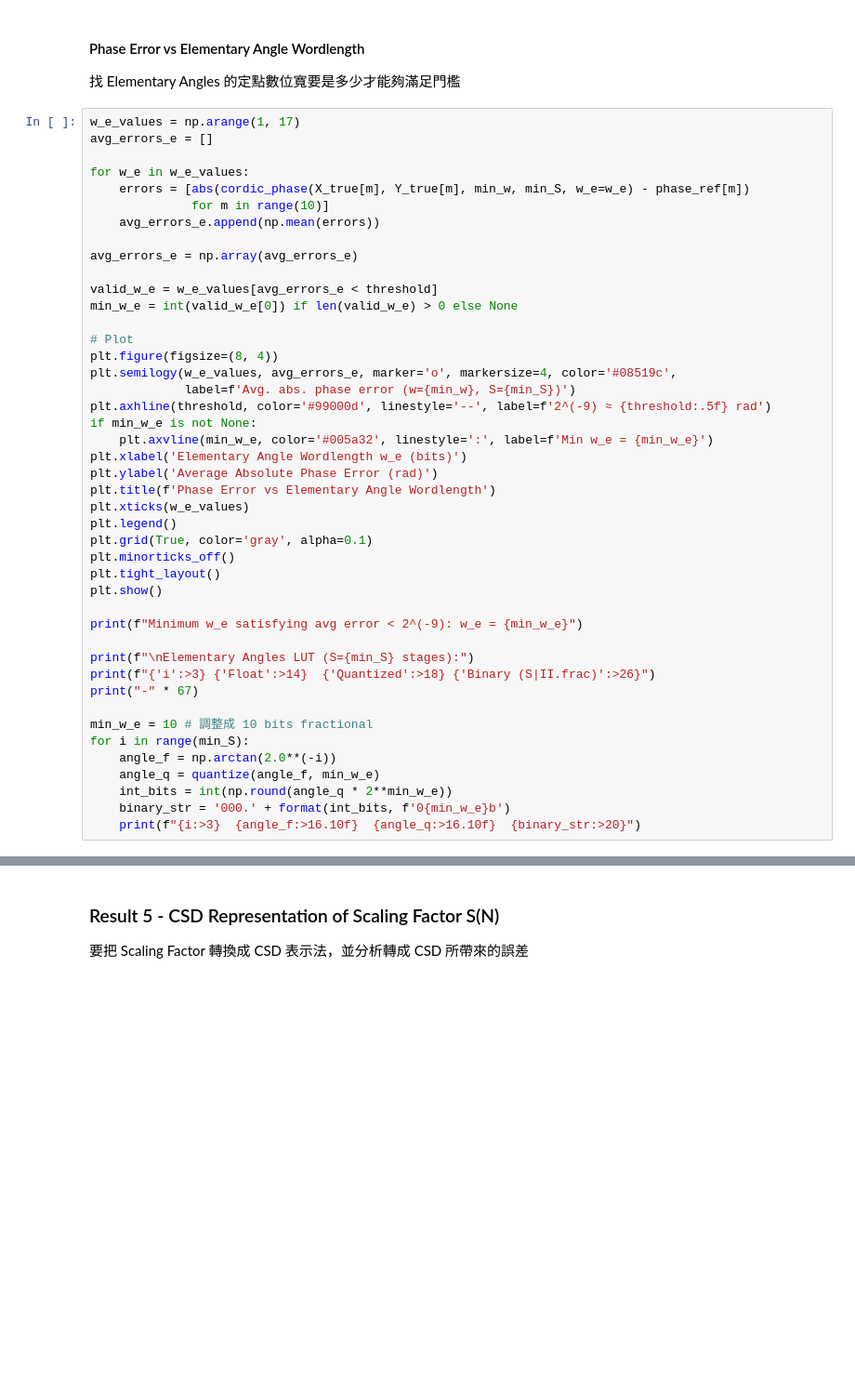
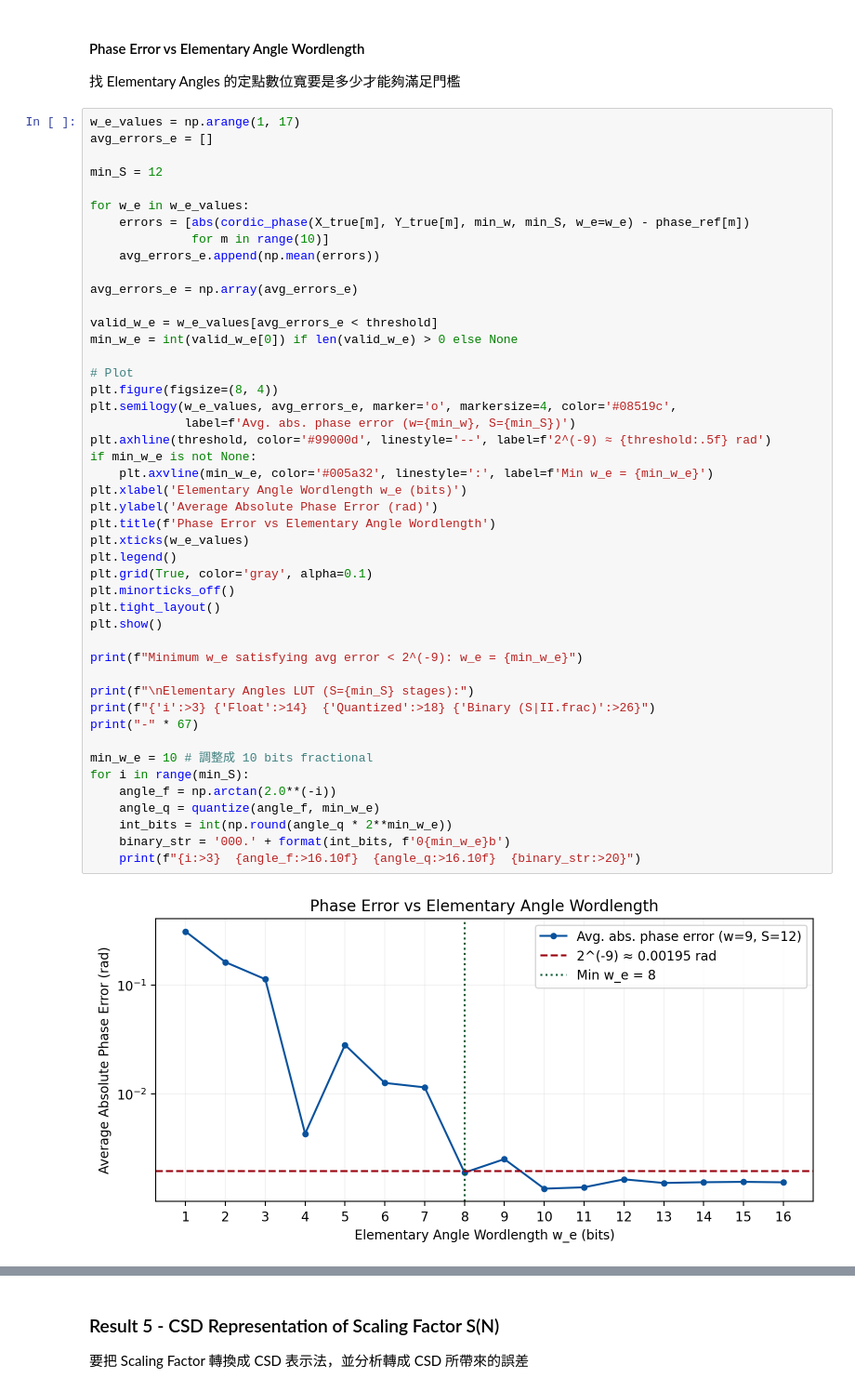
Before and after one commit to akira2963753/DSP-In-VLSI, a Jupyter notebook: HW4-CORDIC/HW4.ipynb, the cells around one changed output, grey strips where cells are left out. Shown at 93% size. Saved outputs shown, nothing was run; the diff lists cells and outputs as text; blank space fills up the shorter version.

```diff
--- a/HW4-CORDIC/HW4.ipynb
+++ b/HW4-CORDIC/HW4.ipynb
@@ -156,6 +179,8 @@ print(f"Minimum even S satisfying avg error < 2^(-9): S = {min_S}")
 # %%
 w_e_values = np.arange(1, 17)
 avg_errors_e = []
+
+min_S = 12
 
 for w_e in w_e_values:
     errors = [abs(cordic_phase(X_true[m], Y_true[m], min_w, min_S, w_e=w_e) - phase_ref[m])
@@ -170,30 +195,32 @@ min_w_e = int(valid_w_e[0]) if len(valid_w_e) > 0 else None
 # Plot
 plt.figure(figsize=(8, 4))
 plt.semilogy(w_e_values, avg_errors_e, marker='o', markersize=4, color='#08519c',
              label=f'Avg. abs. phase error (w={min_w}, S={min_S})')
 plt.axhline(threshold, color='#99000d', linestyle='--', label=f'2^(-9) ≈ {threshold:.5f} rad')
 if min_w_e is not None:
     plt.axvline(min_w_e, color='#005a32', linestyle=':', label=f'Min w_e = {min_w_e}')
 plt.xlabel('Elementary Angle Wordlength w_e (bits)')
 plt.ylabel('Average Absolute Phase Error (rad)')
 plt.title(f'Phase Error vs Elementary Angle Wordlength')
 plt.xticks(w_e_values)
 plt.legend()
 plt.grid(True, color='gray', alpha=0.1)
 plt.minorticks_off()
 plt.tight_layout()
 plt.show()
 
 print(f"Minimum w_e satisfying avg error < 2^(-9): w_e = {min_w_e}")
 
 print(f"\nElementary Angles LUT (S={min_S} stages):")
 print(f"{'i':>3} {'Float':>14}  {'Quantized':>18} {'Binary (S|II.frac)':>26}")
 print("-" * 67)
 
 min_w_e = 10 # 調整成 10 bits fractional
 for i in range(min_S):
     angle_f = np.arctan(2.0**(-i))
     angle_q = quantize(angle_f, min_w_e)
     int_bits = int(np.round(angle_q * 2**min_w_e))
     binary_str = '000.' + format(int_bits, f'0{min_w_e}b')
     print(f"{i:>3}  {angle_f:>16.10f}  {angle_q:>16.10f}  {binary_str:>20}")
+# %% [output]
+[figure, added]
```
Also changed, not shown: parts of 11 cells of this notebook, 17 other files.
